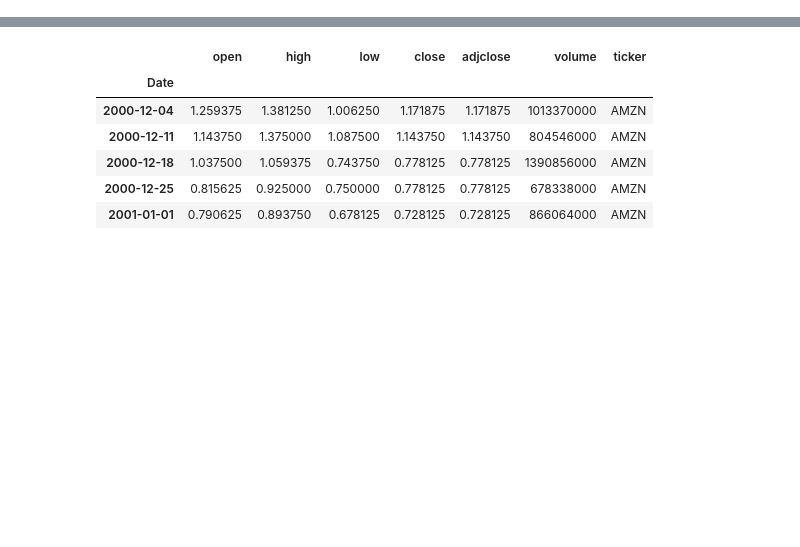
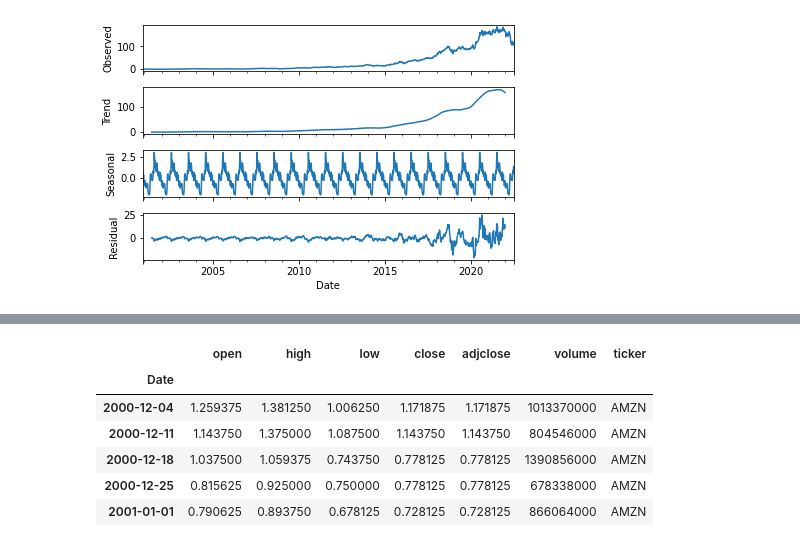
Before and after one commit to Martamorningham/Final_Project, a Jupyter notebook: AMZN_Stock_Trends.ipynb, the cells around one changed output, grey strips where cells are left out. Cells and saved outputs as stored; diff of their text form; code cells hidden in the pictures; blank space fills up the shorter version.

```diff
--- a/AMZN_Stock_Trends.ipynb
+++ b/AMZN_Stock_Trends.ipynb
@@ -25 +50,6 @@ from yahoo_fin.stock_info import get_data
+# %%
+results = seasonal_decompose(df['close'])
+results.plot();
+# %% [output]
+[figure, added]
 # %%
```
Also changed, not shown: parts of 16 cells of this notebook.
